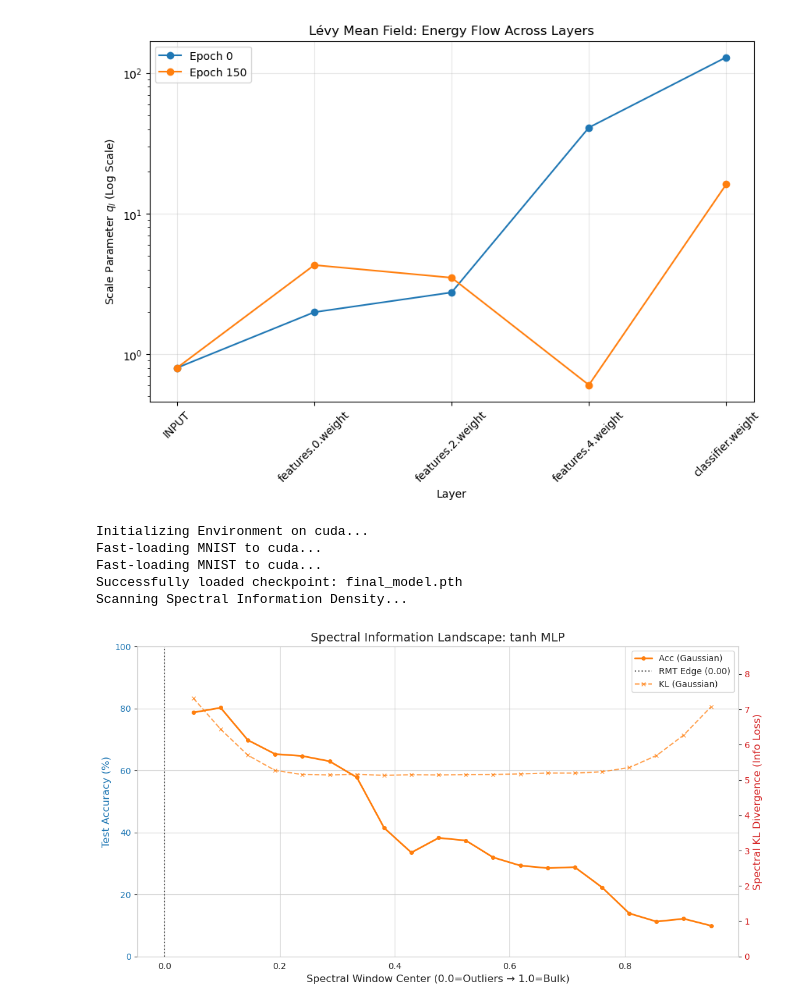
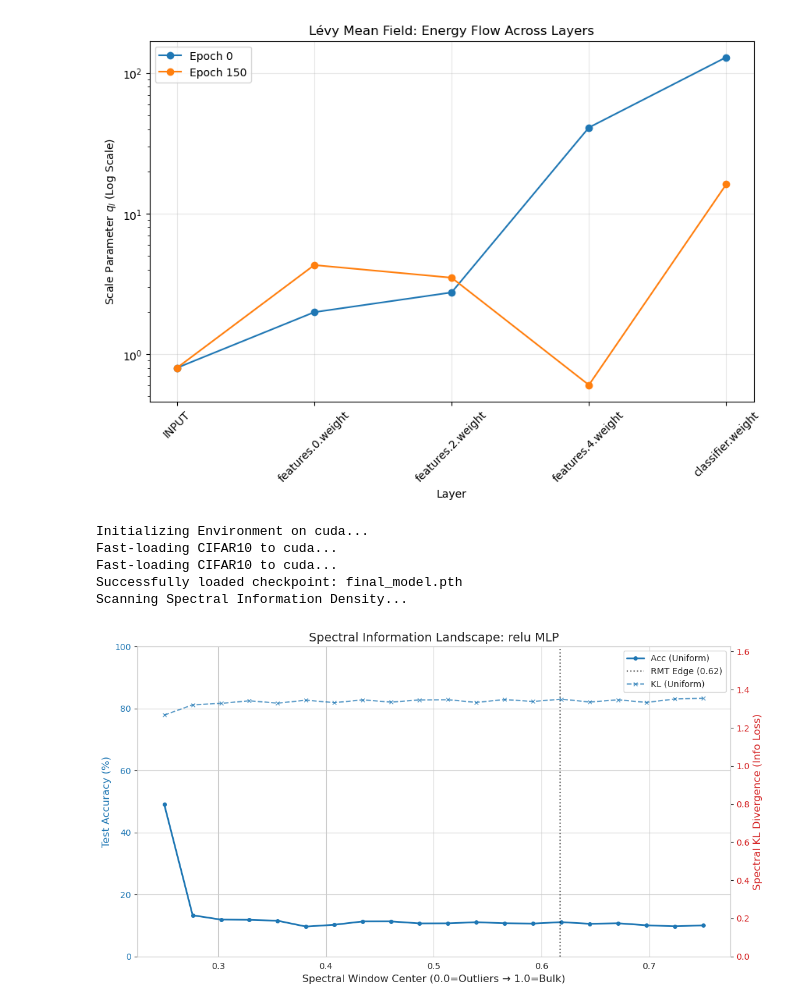
Before and after one commit to YiHaoFromEarth/ht-initialisation-dynamics, a Jupyter notebook: plots.ipynb, the cells around one changed output. Drawn from its saved outputs; the diff is of its cells as text; code cells hidden in the pictures.

```diff
--- a/plots.ipynb
+++ b/plots.ipynb
@@ -37,7 +37,7 @@ GAUSS128_PATH = Path("training_runs/mlp128_mnist/Gaussian_Baseline/GeneralMLP_LR
 HT784_PATH = Path("training_runs/mlp784_mnist/HT_alpha_1.2/GeneralMLP_LR0.001_BS128_20260221_130323_s0")
 GAUSS784_PATH = Path("training_runs/mlp784_mnist/Gaussian_Baseline/GeneralMLP_LR0.001_BS128_20260221_130451_s0")
 
-RUN_PATH = Path("mnist_mlp_run_dataset/alpha_2.0_g_1.0/GeneralMLP_LR0.001_BS1024_20260310_205611_s0")
+RUN_PATH = Path("cifar10_rich_learning/alpha_1.2_g_1.0/GeneralMLP_LR0.001_BS32_20260310_201121_s1")
 # %%
 # 1. Initialization and Data Extraction
 
@@ -462,7 +462,7 @@ Epoch 150 | q_start: 0.7992 | q_end: 16.1553
 # %%
 # --- 1. Experiment Setup ---
 # Replace these with your actual paths for tomorrow
-CONFIG_PATH = RUN_PATH.parent.parent / "mnist_mlp_run_dataset.yaml"
+CONFIG_PATH = RUN_PATH.parent.parent / "rich_learning_test.yaml"
 CHECKPOINT_PATH = RUN_PATH / "final_model.pth"
 DEVICE = "cuda" if torch.cuda.is_available() else "cpu"
 LAYER = 'features.2.weight'  # The layer we want to probe for the spectral scan
@@ -480,8 +480,8 @@ results_df = run_spectral_scan(
     model=model,
     test_loader=loaders['test'],
     layer_key_func=target_scope,
-    window_size_perc=0.10,          # FWHM / Window Width
-    kernel='gaussian',
+    window_size_perc=0.50,          # FWHM / Window Width
+    kernel='uniform',                # Uniform kernel for the main scan
     num_centers=20,                 # Number of points across the spectrum
     iterations=3,                   # passes for statistical error bars
     device=DEVICE
@@ -528,36 +528,36 @@ for kernel in results_df['kernel_type'].unique():
 # Left Axis (Accuracy)
 ax1.set_xlabel("Spectral Window Center (0.0=Outliers → 1.0=Bulk)", fontsize=12)
 ax1.set_ylabel("Test Accuracy (%)", fontsize=12, color='#1f77b4')
 ax1.set_ylim(0, 100)
 ax1.tick_params(axis='y', labelcolor='#1f77b4')
 
 # Right Axis (KL Divergence)
 ax2.set_ylabel("Spectral KL Divergence (Info Loss)", fontsize=12, color='#d62728')
 ax2.grid(False) # Turn off redundant grid for the second axis
 # Adjust KL limit dynamically if needed; usually starts at 0
 ax2.set_ylim(0, results_df['kl_divergence'].max() * 1.2)
 ax2.tick_params(axis='y', labelcolor='#d62728')
 
 # Vertical line for the RMT Bulk Edge (The "Physics" boundary)
 ax1.axvline(x=transition_percentage, color='black', linestyle=':', alpha=0.6,
             label=f"RMT Edge ({transition_percentage:.2f})")
 
 # Combined Legend
 lines1, labels1 = ax1.get_legend_handles_labels()
 lines2, labels2 = ax2.get_legend_handles_labels()
 ax1.legend(lines1 + lines2, labels1 + labels2, loc='upper right', frameon=True, fontsize=10)
 
 plt.title(f"Spectral Information Landscape: {cfg['model_params']['kwargs']['activation_name']} MLP", fontsize=14)
 fig.tight_layout()
 
 plt.show()
 # %% [output]
 Initializing Environment on cuda...
-Fast-loading MNIST to cuda...
-Fast-loading MNIST to cuda...
+Fast-loading CIFAR10 to cuda...
+Fast-loading CIFAR10 to cuda...
 Successfully loaded checkpoint: final_model.pth
 Scanning Spectral Information Density...
-[figure, old version]
+[figure, new version]
 # %%
 def plot_sweep_heatmap(data_source, metric='test_acc', stat='mean', layer_name=None, vmin=None, vmax=None):
     """
```
Also changed, not shown: parts of 1 cell of this notebook, 2 other files.
